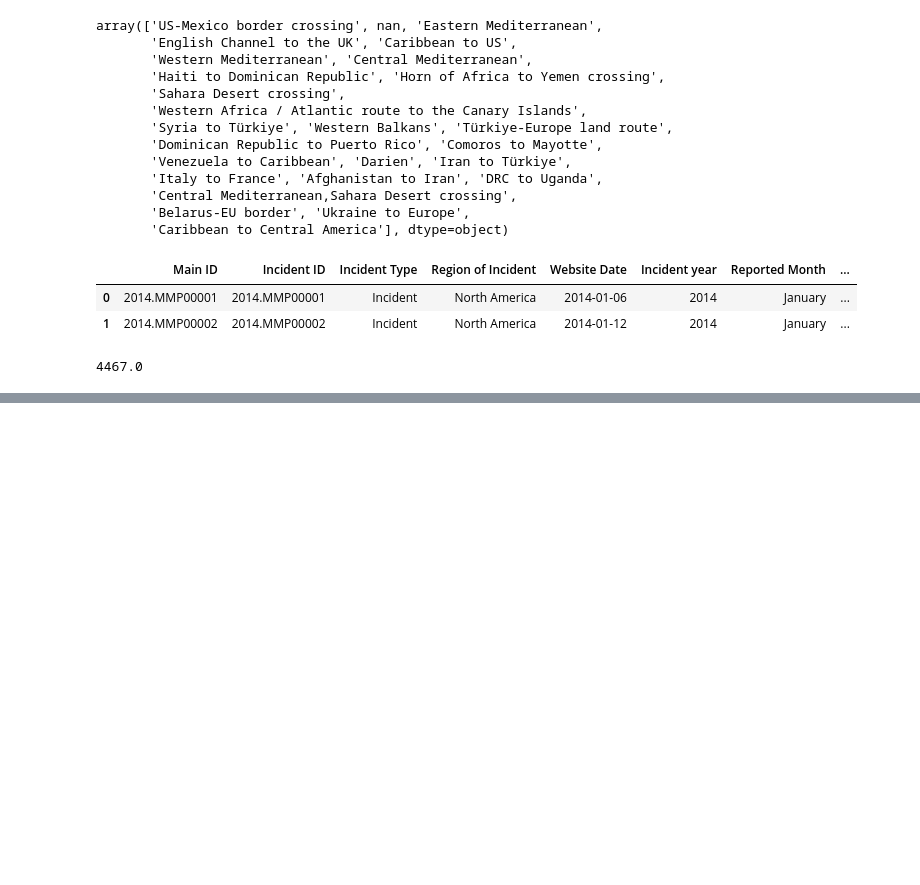
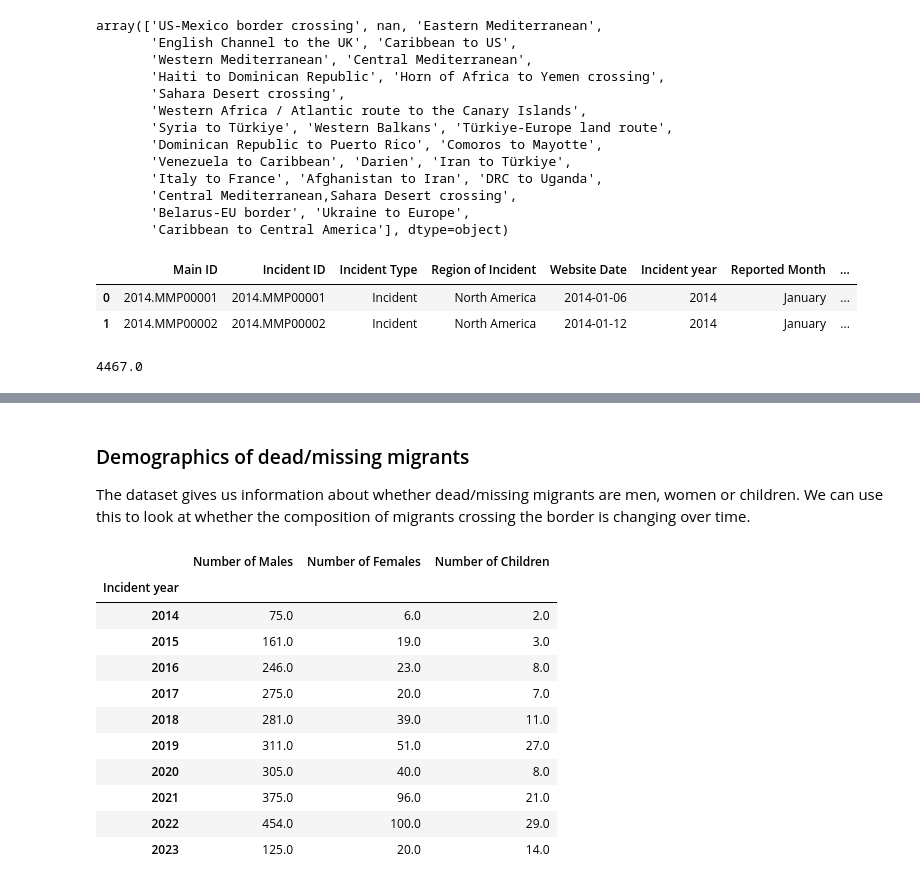
Before and after one commit to corintxt/Data-test-AFP, a Jupyter notebook: Analysis1.ipynb, the cells around one changed output, grey strips where cells are left out. Drawn from its saved outputs; the diff is of its cells as text; code cells hidden in the pictures; blank space fills up the shorter version.

```diff
--- a/Analysis1.ipynb
+++ b/Analysis1.ipynb
@@ -65,0 +105,20 @@ df['Number of Dead'].sum()
+# %% [markdown]
+### Demographics of dead/missing migrants
+
+The dataset gives us information about whether dead/missing migrants are men, women or children. We can use this to look at whether the composition of migrants crossing the border is changing over time.
+# %%
+df[['Incident year','Number of Males', 'Number of Females', 'Number of Children']]\
+    .groupby('Incident year').sum()
+# %% [output]
+|  | Number of Males | Number of Females | Number of Children |
+| Incident year |  |  |  |
+| 2014 | 75.0 | 6.0 | 2.0 |
+| 2015 | 161.0 | 19.0 | 3.0 |
+| 2016 | 246.0 | 23.0 | 8.0 |
+| 2017 | 275.0 | 20.0 | 7.0 |
+| 2018 | 281.0 | 39.0 | 11.0 |
+| 2019 | 311.0 | 51.0 | 27.0 |
+| 2020 | 305.0 | 40.0 | 8.0 |
+| 2021 | 375.0 | 96.0 | 21.0 |
+| 2022 | 454.0 | 100.0 | 29.0 |
+| 2023 | 125.0 | 20.0 | 14.0 |
```
Also changed, not shown: parts of 25 cells of this notebook, 4 other files.
